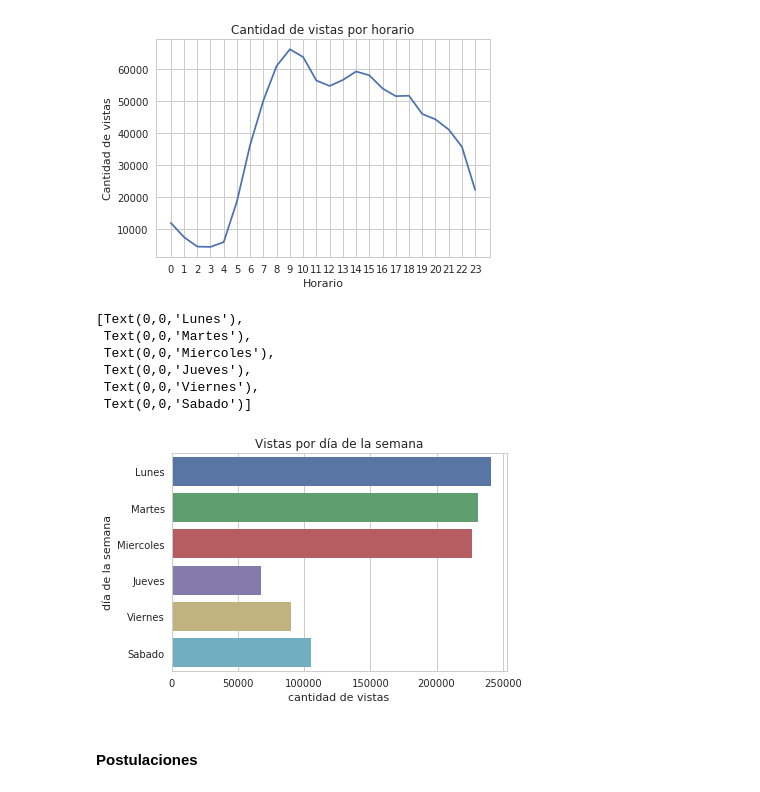
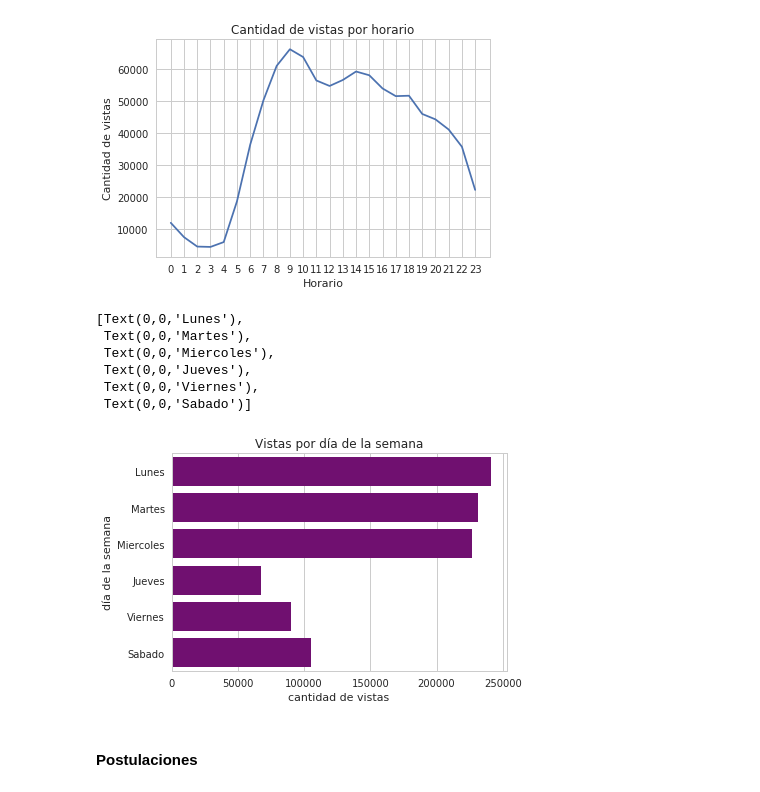
Before and after one commit to FrancoLiberali/tp1-orga-datos-1c2018, a Jupyter notebook: AnalisisExplorario.ipynb, the cells around one changed output. Cells and saved outputs as stored; diff of their text form; code cells hidden in the pictures.

```diff
--- a/AnalisisExplorario.ipynb
+++ b/AnalisisExplorario.ipynb
@@ -11,7 +11,8 @@ plt.style.use('default') # haciendo los graficos un poco mas bonitos en matplotl
 sns.set(style="whitegrid") # seteando tipo de grid en seaborn
 %matplotlib inline
 
-RUTA_DATOS = '../datos_navent_fiuba/'
+#RUTA_DATOS = '../datos_navent_fiuba/'
+RUTA_DATOS = 'Desktop/facu/actual/Orga_de_datos/datos_navent_fiuba/'
 # %%
 #se cargan los datos
 postulantes_educacion = pd.read_csv(RUTA_DATOS + 'fiuba_1_postulantes_educacion.csv')
@@ -275,19 +276,19 @@ Text(0,0.5,'Cantidad de vistas')
 [figure]
 # %%
 weekdays = vistas['timestamp'].map(lambda x: x.weekday()).value_counts()
-g = sns.barplot(x= weekdays.values, y= weekdays.index, orient ='h')
+g = sns.barplot(x= weekdays.values, y= weekdays.index, orient ='h', color = 'purple')
 g.set_title('Vistas por día de la semana')
 g.set_xlabel('cantidad de vistas')
 g.set_ylabel('día de la semana')
 g.set_yticklabels(('Lunes', 'Martes', 'Miercoles', 'Jueves', 'Viernes', 'Sabado','Domingo'))
 # %% [output]
 [Text(0,0,'Lunes'),
  Text(0,0,'Martes'),
  Text(0,0,'Miercoles'),
  Text(0,0,'Jueves'),
  Text(0,0,'Viernes'),
  Text(0,0,'Sabado')]
-[figure, old version]
+[figure, new version]
 # %% [markdown]
 #### Postulaciones
 # %%
```
Also changed, not shown: parts of 17 cells of this notebook.
